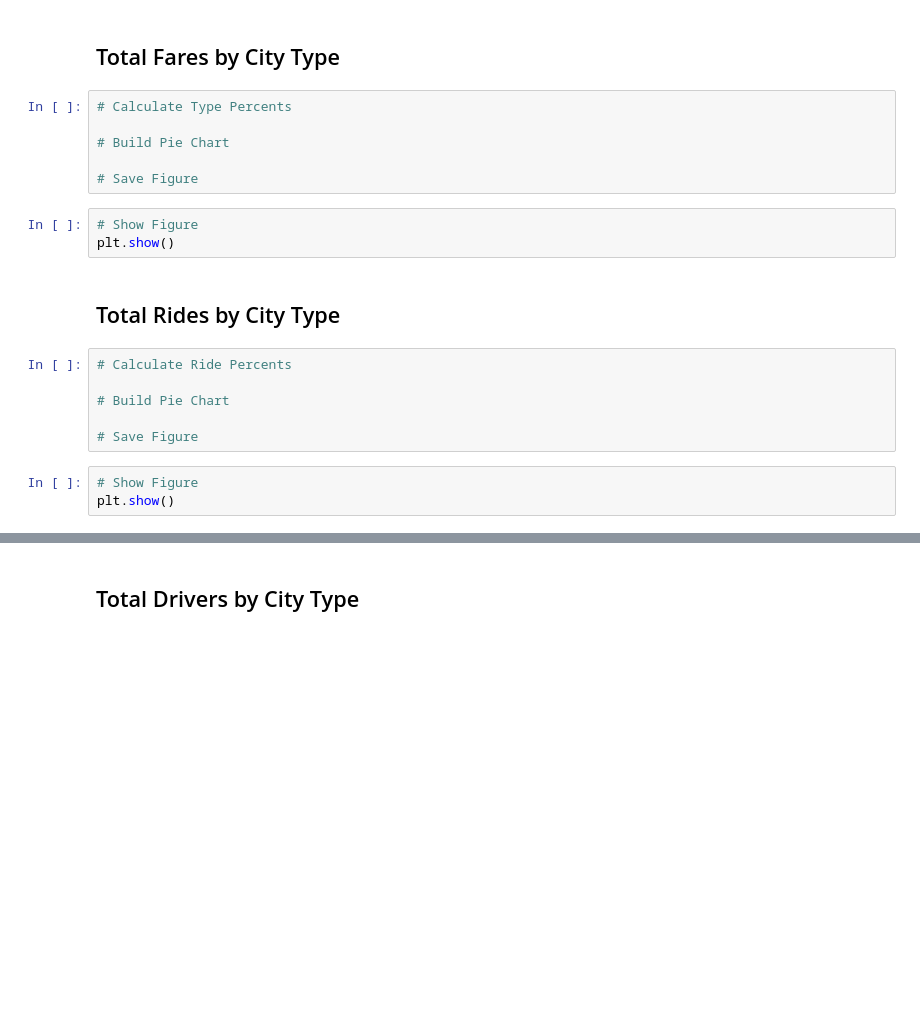
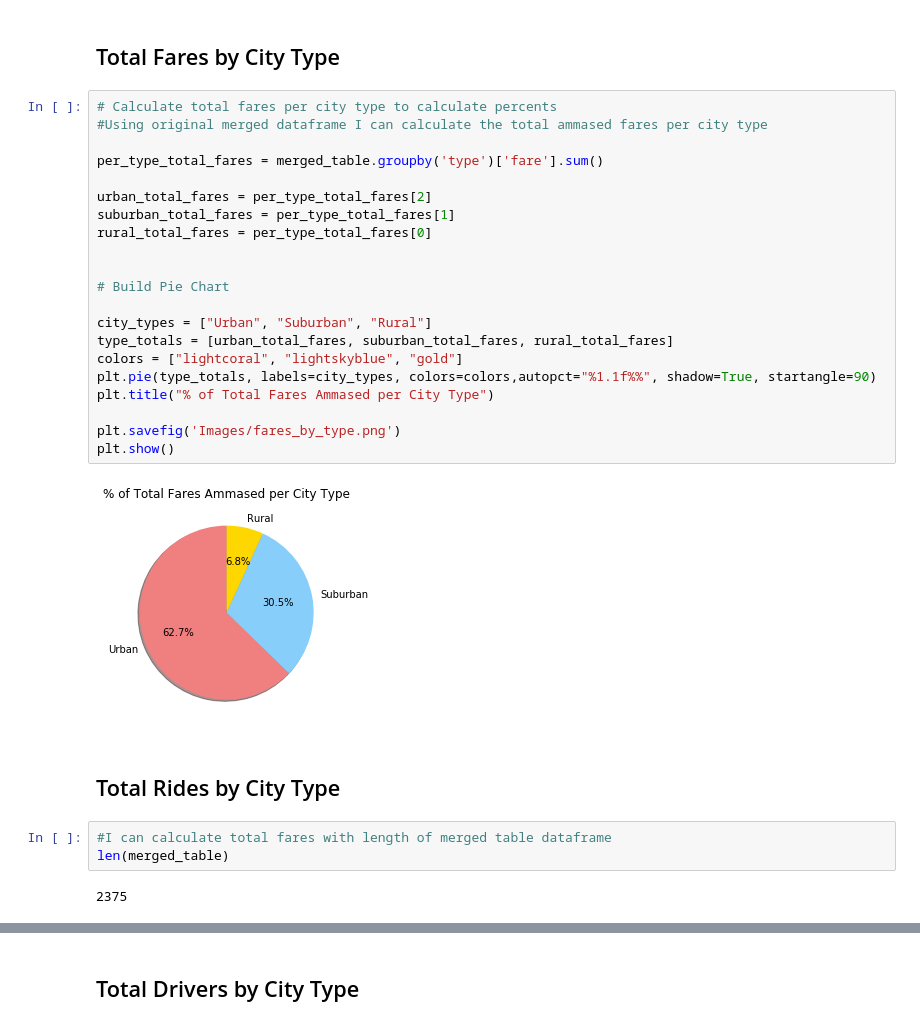
Before and after one commit to fubarroso/homework-5-FUBarroso, a Jupyter notebook: Pyber/pyber_starter.ipynb, the cells around one changed output, grey strips where cells are left out. Cells and saved outputs as stored; diff of their text form; blank space fills up the shorter version.

```diff
--- a/Pyber/pyber_starter.ipynb
+++ b/Pyber/pyber_starter.ipynb
@@ -48,22 +116,32 @@ plt.show()
 # %% [markdown]
 ## Total Fares by City Type
-# %%
-# Calculate Type Percents
-
-# Build Pie Chart
-
-# Save Figure
-# %%
-# Show Figure
-plt.show()
+# %%
+# Calculate total fares per city type to calculate percents
+#Using original merged dataframe I can calculate the total ammased fares per city type
+
+per_type_total_fares = merged_table.groupby('type')['fare'].sum()
+
+urban_total_fares = per_type_total_fares[2]
+suburban_total_fares = per_type_total_fares[1]
+rural_total_fares = per_type_total_fares[0]
+
+
+# Build Pie Chart
+
+city_types = ["Urban", "Suburban", "Rural"]
+type_totals = [urban_total_fares, suburban_total_fares, rural_total_fares]
+colors = ["lightcoral", "lightskyblue", "gold"]
+plt.pie(type_totals, labels=city_types, colors=colors,autopct="%1.1f%%", shadow=True, startangle=90)
+plt.title("% of Total Fares Ammased per City Type")
+
+plt.savefig('Images/fares_by_type.png')
+plt.show()
+# %% [output]
+[figure, added]
 # %% [markdown]
 ## Total Rides by City Type
-# %%
-# Calculate Ride Percents
-
-# Build Pie Chart
-
-# Save Figure
-# %%
-# Show Figure
-plt.show()
+# %%
+#I can calculate total fares with length of merged table dataframe
+len(merged_table)
+# %% [output]
+2375
```
Also changed, not shown: parts of 13 cells of this notebook, 6 other files.
